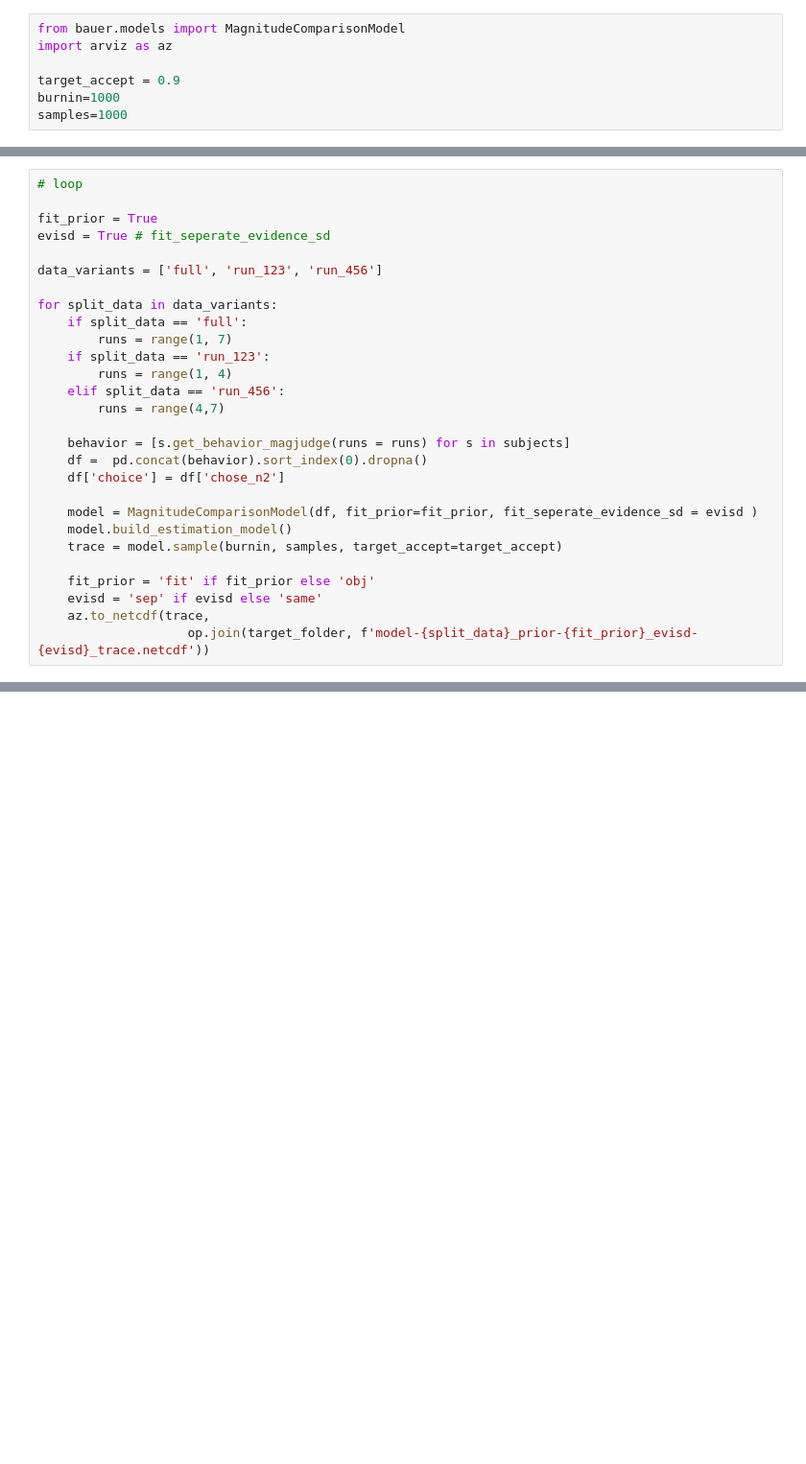
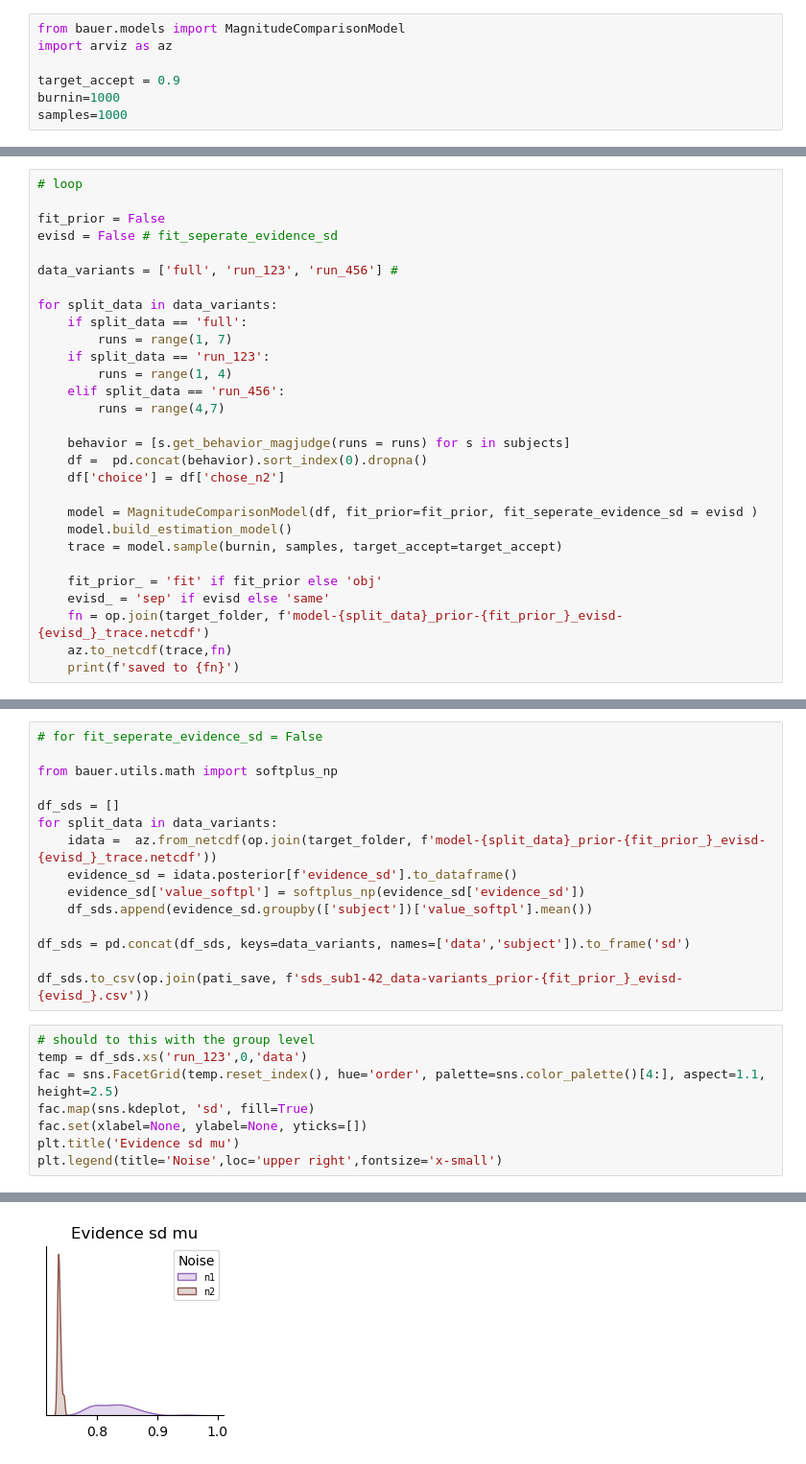
Before and after one commit to mrenke/numrisk, a Jupyter notebook: numrisk/halfdata_analysis/behavior_nlc.ipynb, the cells around one changed output, grey strips where cells are left out. Shown at 96% size. Cells and saved outputs as stored; diff of their text form; blank space fills up the shorter version.

```diff
--- a/numrisk/halfdata_analysis/behavior_nlc.ipynb
+++ b/numrisk/halfdata_analysis/behavior_nlc.ipynb
@@ -40,10 +74,10 @@ model_graph.model_to_graphviz(model=model.estimation_model)
 # %%
 # loop
 
-fit_prior = True
-evisd = True # fit_seperate_evidence_sd
+fit_prior = False
+evisd = False # fit_seperate_evidence_sd
 
-data_variants = ['full', 'run_123', 'run_456']
+data_variants = ['full', 'run_123', 'run_456'] #
 
 for split_data in data_variants:
     if split_data == 'full':
@@ -61,7 +95,8 @@ for split_data in data_variants:
     model.build_estimation_model()
     trace = model.sample(burnin, samples, target_accept=target_accept)
 
-    fit_prior = 'fit' if fit_prior else 'obj'
-    evisd = 'sep' if evisd else 'same'
-    az.to_netcdf(trace,
-                    op.join(target_folder, f'model-{split_data}_prior-{fit_prior}_evisd-{evisd}_trace.netcdf'))
+    fit_prior_ = 'fit' if fit_prior else 'obj'
+    evisd_ = 'sep' if evisd else 'same'
+    fn = op.join(target_folder, f'model-{split_data}_prior-{fit_prior_}_evisd-{evisd_}_trace.netcdf')
+    az.to_netcdf(trace,fn)
+    print(f'saved to {fn}')
@@ -73,0 +128,24 @@ NUTS: [n1_evidence_sd_mu_untransformed, n1_evidence_sd_sd, n1_evidence_sd_offset
+# %%
+# for fit_seperate_evidence_sd = False
+
+from bauer.utils.math import softplus_np
+
+df_sds = []
+for split_data in data_variants:
+    idata =  az.from_netcdf(op.join(target_folder, f'model-{split_data}_prior-{fit_prior_}_evisd-{evisd_}_trace.netcdf'))
+    evidence_sd = idata.posterior[f'evidence_sd'].to_dataframe()
+    evidence_sd['value_softpl'] = softplus_np(evidence_sd['evidence_sd'])
+    df_sds.append(evidence_sd.groupby(['subject'])['value_softpl'].mean())
+
+df_sds = pd.concat(df_sds, keys=data_variants, names=['data','subject']).to_frame('sd')
+
+df_sds.to_csv(op.join(pati_save, f'sds_sub1-42_data-variants_prior-{fit_prior_}_evisd-{evisd_}.csv'))
+# %%
+# should to this with the group level
+temp = df_sds.xs('run_123',0,'data')
+fac = sns.FacetGrid(temp.reset_index(), hue='order', palette=sns.color_palette()[4:], aspect=1.1, height=2.5)
+fac.map(sns.kdeplot, 'sd', fill=True)
+fac.set(xlabel=None, ylabel=None, yticks=[])
+plt.title('Evidence sd mu')
+plt.legend(title='Noise',loc='upper right',fontsize='x-small')
+# %% [output]
@@ -73,0 +153 @@ NUTS: [n1_evidence_sd_mu_untransformed, n1_evidence_sd_sd, n1_evidence_sd_offset
+[figure, added]
```
Also changed, not shown: parts of 34 cells of this notebook, 3 other files.
